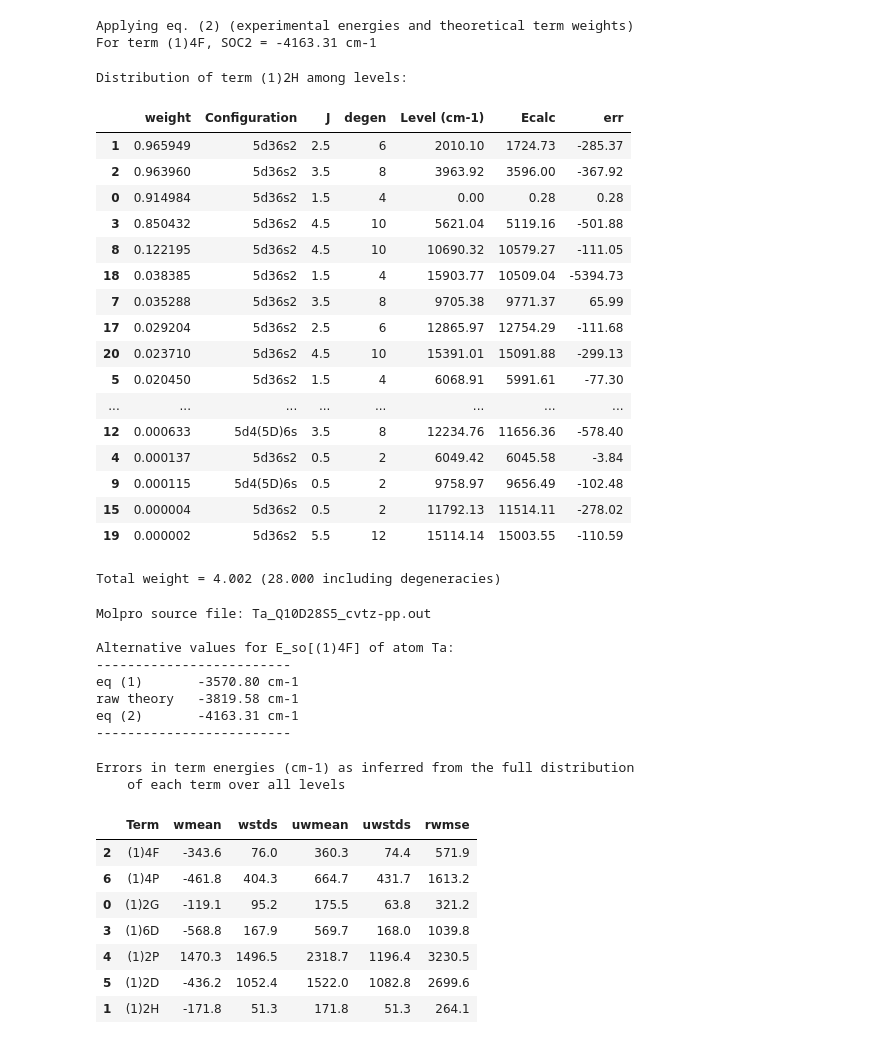
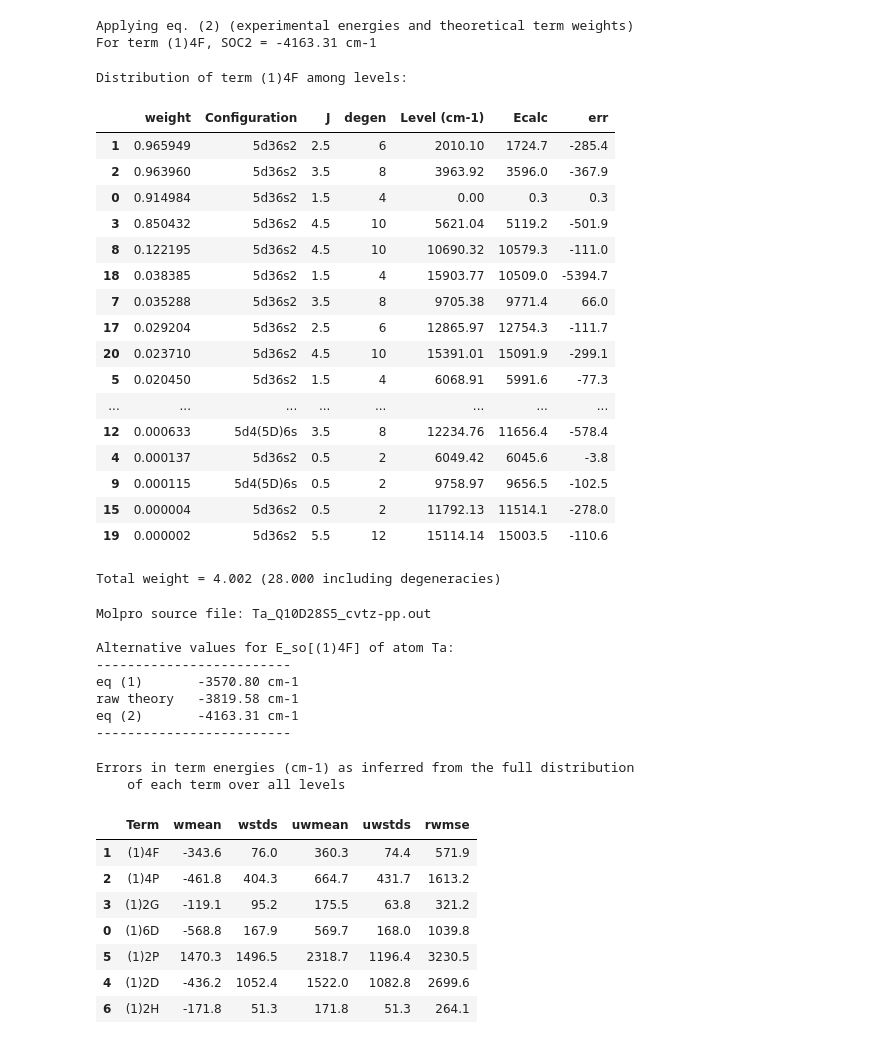
Before and after one commit to kkinist/atomic_SOC, a Jupyter notebook: atomic_soc9.ipynb, the cells around one changed output. Cells and saved outputs as stored; diff of their text form; code cells hidden in the pictures.

Commit message:
Update atomic_soc9.ipynb
Add display of level distribution of an additional term

```diff
--- a/atomic_soc9.ipynb
+++ b/atomic_soc9.ipynb
@@ -427,6 +427,7 @@ for col in ['J', 'Ecalc', 'E_dif', 'Erel', 'Eshift', 'err', 'Eterm', 'cm-1',
     fmt[col] =  fmt['Eshift']
 for col in ['dif', 'Theory', 'ecm', 'SOC', 'RMSE']:
     fmt[col] = '{:.2f}'
+fmt['weight'] = '{:.6f}'
 # %%
 # Add MRCI and term parentage of the basis states
 for i, bas in enumerate(somat['basis']):
@@ -1170,30 +1171,30 @@ print(f'For term {target}, SOC2 = {SOC2:.2f} cm-1')
 Applying eq. (2) (experimental energies and theoretical term weights)
 For term (1)4F, SOC2 = -4163.31 cm-1
 # %%
-print(f'Distribution of term {term} among levels:')
-display(df_distrib.sort_values('weight', ascending=False))
+print(f'Distribution of term {target} among levels:')
+display(df_distrib.sort_values('weight', ascending=False).style.format(fmt))
 wtot = df_distrib.weight.sum()
 dwtot = np.dot(df_distrib.weight, df_distrib.degen)
 print('Total weight = {:.3f} ({:.3f} including degeneracies)'.format(wtot, dwtot))
 # %% [output]
-Distribution of term (1)2H among levels:
+Distribution of term (1)4F among levels:
 |  | weight | Configuration | J | degen | Level (cm-1) | Ecalc | err |
-| 1 | 0.965949 | 5d36s2 | 2.5 | 6 | 2010.10 | 1724.73 | -285.37 |
-| 2 | 0.963960 | 5d36s2 | 3.5 | 8 | 3963.92 | 3596.00 | -367.92 |
-| 0 | 0.914984 | 5d36s2 | 1.5 | 4 | 0.00 | 0.28 | 0.28 |
-| 3 | 0.850432 | 5d36s2 | 4.5 | 10 | 5621.04 | 5119.16 | -501.88 |
-| 8 | 0.122195 | 5d36s2 | 4.5 | 10 | 10690.32 | 10579.27 | -111.05 |
-| 18 | 0.038385 | 5d36s2 | 1.5 | 4 | 15903.77 | 10509.04 | -5394.73 |
-| 7 | 0.035288 | 5d36s2 | 3.5 | 8 | 9705.38 | 9771.37 | 65.99 |
-| 17 | 0.029204 | 5d36s2 | 2.5 | 6 | 12865.97 | 12754.29 | -111.68 |
-| 20 | 0.023710 | 5d36s2 | 4.5 | 10 | 15391.01 | 15091.88 | -299.13 |
-| 5 | 0.020450 | 5d36s2 | 1.5 | 4 | 6068.91 | 5991.61 | -77.30 |
+| 1 | 0.965949 | 5d36s2 | 2.5 | 6 | 2010.10 | 1724.7 | -285.4 |
+| 2 | 0.963960 | 5d36s2 | 3.5 | 8 | 3963.92 | 3596.0 | -367.9 |
+| 0 | 0.914984 | 5d36s2 | 1.5 | 4 | 0.00 | 0.3 | 0.3 |
+| 3 | 0.850432 | 5d36s2 | 4.5 | 10 | 5621.04 | 5119.2 | -501.9 |
+| 8 | 0.122195 | 5d36s2 | 4.5 | 10 | 10690.32 | 10579.3 | -111.0 |
+| 18 | 0.038385 | 5d36s2 | 1.5 | 4 | 15903.77 | 10509.0 | -5394.7 |
+| 7 | 0.035288 | 5d36s2 | 3.5 | 8 | 9705.38 | 9771.4 | 66.0 |
+| 17 | 0.029204 | 5d36s2 | 2.5 | 6 | 12865.97 | 12754.3 | -111.7 |
+| 20 | 0.023710 | 5d36s2 | 4.5 | 10 | 15391.01 | 15091.9 | -299.1 |
+| 5 | 0.020450 | 5d36s2 | 1.5 | 4 | 6068.91 | 5991.6 | -77.3 |
 | ... | ... | ... | ... | ... | ... | ... | ... |
-| 12 | 0.000633 | 5d4(5D)6s | 3.5 | 8 | 12234.76 | 11656.36 | -578.40 |
-| 4 | 0.000137 | 5d36s2 | 0.5 | 2 | 6049.42 | 6045.58 | -3.84 |
-| 9 | 0.000115 | 5d4(5D)6s | 0.5 | 2 | 9758.97 | 9656.49 | -102.48 |
-| 15 | 0.000004 | 5d36s2 | 0.5 | 2 | 11792.13 | 11514.11 | -278.02 |
-| 19 | 0.000002 | 5d36s2 | 5.5 | 12 | 15114.14 | 15003.55 | -110.59 |
+| 12 | 0.000633 | 5d4(5D)6s | 3.5 | 8 | 12234.76 | 11656.4 | -578.4 |
+| 4 | 0.000137 | 5d36s2 | 0.5 | 2 | 6049.42 | 6045.6 | -3.8 |
+| 9 | 0.000115 | 5d4(5D)6s | 0.5 | 2 | 9758.97 | 9656.5 | -102.5 |
+| 15 | 0.000004 | 5d36s2 | 0.5 | 2 | 11792.13 | 11514.1 | -278.0 |
+| 19 | 0.000002 | 5d36s2 | 5.5 | 12 | 15114.14 | 15003.5 | -110.6 |
 Total weight = 4.002 (28.000 including degeneracies)
 # %%
 print(f'Molpro source file: {fname}\n')
@@ -1249,10 +1250,10 @@ dftermerr.style.format(fmt)
 Errors in term energies (cm-1) as inferred from the full distribution
     of each term over all levels
 |  | Term | wmean | wstds | uwmean | uwstds | rwmse |
-| 2 | (1)4F | -343.6 | 76.0 | 360.3 | 74.4 | 571.9 |
-| 6 | (1)4P | -461.8 | 404.3 | 664.7 | 431.7 | 1613.2 |
-| 0 | (1)2G | -119.1 | 95.2 | 175.5 | 63.8 | 321.2 |
-| 3 | (1)6D | -568.8 | 167.9 | 569.7 | 168.0 | 1039.8 |
-| 4 | (1)2P | 1470.3 | 1496.5 | 2318.7 | 1196.4 | 3230.5 |
-| 5 | (1)2D | -436.2 | 1052.4 | 1522.0 | 1082.8 | 2699.6 |
-| 1 | (1)2H | -171.8 | 51.3 | 171.8 | 51.3 | 264.1 |
+| 1 | (1)4F | -343.6 | 76.0 | 360.3 | 74.4 | 571.9 |
+| 2 | (1)4P | -461.8 | 404.3 | 664.7 | 431.7 | 1613.2 |
+| 3 | (1)2G | -119.1 | 95.2 | 175.5 | 63.8 | 321.2 |
+| 0 | (1)6D | -568.8 | 167.9 | 569.7 | 168.0 | 1039.8 |
+| 5 | (1)2P | 1470.3 | 1496.5 | 2318.7 | 1196.4 | 3230.5 |
+| 4 | (1)2D | -436.2 | 1052.4 | 1522.0 | 1082.8 | 2699.6 |
+| 6 | (1)2H | -171.8 | 51.3 | 171.8 | 51.3 | 264.1 |
```
Also changed, not shown: parts of 3 cells of this notebook.
